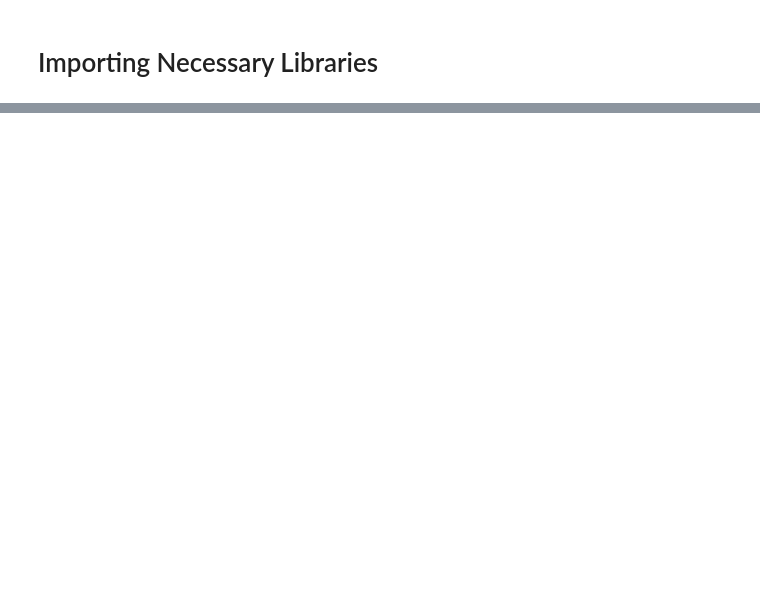
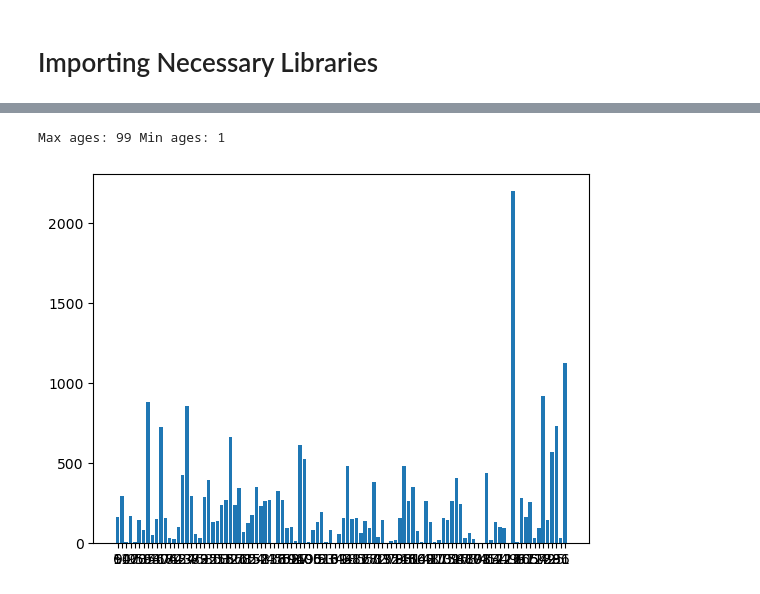
Before and after one commit to nicksv03/Age_Gender_Detection_System, a Jupyter notebook: age-gender-detection-system.ipynb, the cells around one changed output, grey strips where cells are left out. Saved outputs shown, nothing was run; the diff lists cells and outputs as text; code cells hidden in the pictures; blank space fills up the shorter version.

```diff
--- a/age-gender-detection-system.ipynb
+++ b/age-gender-detection-system.ipynb
@@ -30,0 +41,21 @@ ID_Gender_Map =
+# %%
+images = []
+ages = []
+genders = []
+for file in files:
+    image = cv2.imread(path+file,0)
+    image = cv2.resize(image, dsize = (64,64))
+    image = image.reshape((image.shape[0], image.shape[1],1))
+    images.append(image)
+    split_var = file.split('_')
+    ages.append(split_var[0])
+    genders.append(int(split_var[1]))
+# %%
+x_ages = list(set(ages))
+y_ages = [ages.count(i) for i in x_ages]
+plt.bar(x_ages, y_ages)
+plt.show
+print('Max ages:', max(ages), 'Min ages:', min(ages))
+# %% [output]
+Max ages: 99 Min ages: 1
+[figure, added]
```
Also changed, not shown: parts of 9 cells of this notebook.
